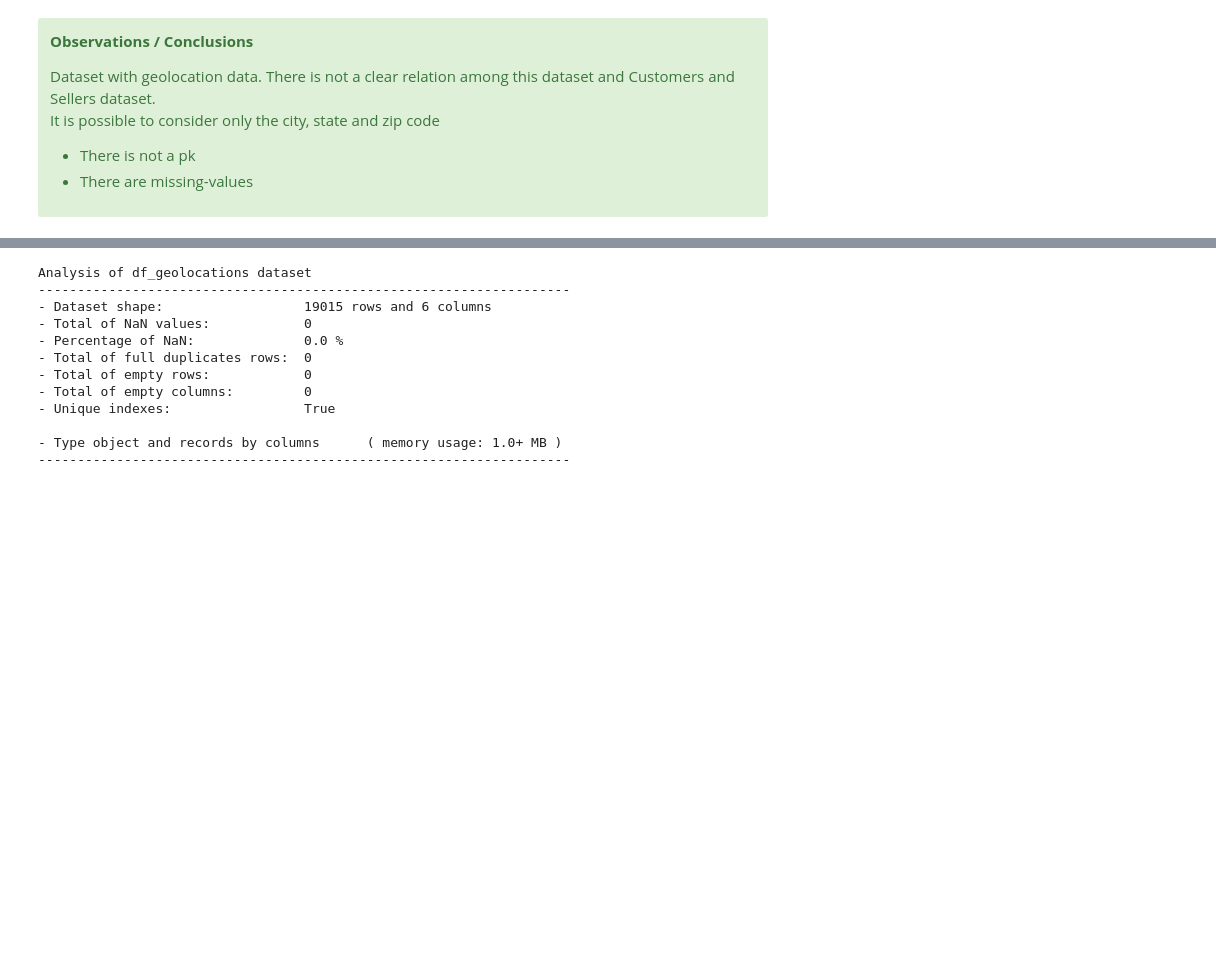
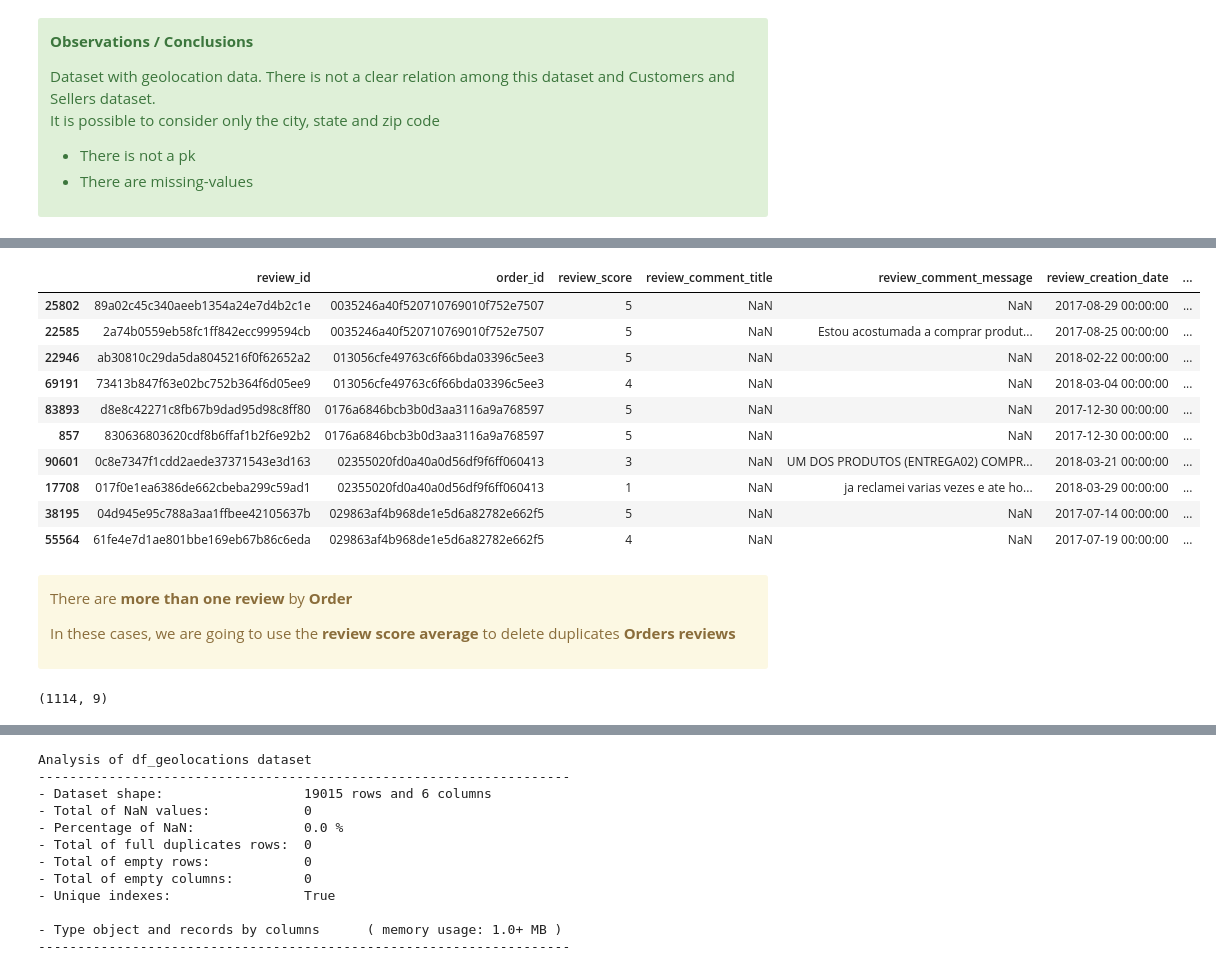
Before and after one commit to samirhinojosa/OC-P5-segment-customers-of-website, a Jupyter notebook: analysis_notebook.ipynb, the cells around one changed output, grey strips where cells are left out. Drawn from its saved outputs; the diff is of its cells as text; code cells hidden in the pictures; blank space fills up the shorter version.

```diff
--- a/analysis_notebook.ipynb
+++ b/analysis_notebook.ipynb
@@ -1002,0 +1057,3 @@ plt.show()
+# %%
+df_order_reviews["duplicated"] = df_order_reviews.duplicated(["order_id"], keep=False)
+df_order_reviews[df_order_reviews["duplicated"] == True].count()
@@ -1002,0 +1070,19 @@ plt.show()
+# %%
+pd.set_option("display.max_rows", None) # show full of showing rows
+pd.set_option("display.max_columns", None) # show full of showing cols
+pd.set_option("display.max_colwidth", None) # show full width of showing cols
+pd.set_option("display.float_format", lambda x: "%.5f" % x) # show full content in cell
+# %%
+df_order_reviews[df_order_reviews["duplicated"] == True].sort_values(["order_id"]).head(10)
+# %% [output]
+|  | review_id | order_id | review_score | review_comment_title | review_comment_message | review_creation_date | ... |
+| 25802 | 89a02c45c340aeeb1354a24e7d4b2c1e | 0035246a40f520710769010f752e7507 | 5 | NaN | NaN | 2017-08-29 00:00:00 | ... |
+| 22585 | 2a74b0559eb58fc1ff842ecc999594cb | 0035246a40f520710769010f752e7507 | 5 | NaN | Estou acostumada a comprar produt... | 2017-08-25 00:00:00 | ... |
+| 22946 | ab30810c29da5da8045216f0f62652a2 | 013056cfe49763c6f66bda03396c5ee3 | 5 | NaN | NaN | 2018-02-22 00:00:00 | ... |
+| 69191 | 73413b847f63e02bc752b364f6d05ee9 | 013056cfe49763c6f66bda03396c5ee3 | 4 | NaN | NaN | 2018-03-04 00:00:00 | ... |
+| 83893 | d8e8c42271c8fb67b9dad95d98c8ff80 | 0176a6846bcb3b0d3aa3116a9a768597 | 5 | NaN | NaN | 2017-12-30 00:00:00 | ... |
+| 857 | 830636803620cdf8b6ffaf1b2f6e92b2 | 0176a6846bcb3b0d3aa3116a9a768597 | 5 | NaN | NaN | 2017-12-30 00:00:00 | ... |
+| 90601 | 0c8e7347f1cdd2aede37371543e3d163 | 02355020fd0a40a0d56df9f6ff060413 | 3 | NaN | UM DOS PRODUTOS (ENTREGA02) COMPR... | 2018-03-21 00:00:00 | ... |
+| 17708 | 017f0e1ea6386de662cbeba299c59ad1 | 02355020fd0a40a0d56df9f6ff060413 | 1 | NaN | ja reclamei varias vezes e ate ho... | 2018-03-29 00:00:00 | ... |
+| 38195 | 04d945e95c788a3aa1ffbee42105637b | 029863af4b968de1e5d6a82782e662f5 | 5 | NaN | NaN | 2017-07-14 00:00:00 | ... |
+| 55564 | 61fe4e7d1ae801bbe169eb67b86c6eda | 029863af4b968de1e5d6a82782e662f5 | 4 | NaN | NaN | 2017-07-19 00:00:00 | ... |
@@ -1002,0 +1094,10 @@ plt.show()
+# %% [markdown]
+<div class="alert alert-block alert-warning">
+    <p>There are <b>more than one review</b> by <b>Order</b></p>
+    <p>In these cases, we are going to use the <b>review score average</b> to delete duplicates <b>Orders reviews</b></p>
+</div>
+# %%
+df_temp_order_reviews = df_order_reviews[df_order_reviews["duplicated"] == True].sort_values(["order_id"]).reset_index()
+df_temp_order_reviews.shape
+# %% [output]
+(1114, 9)
```
Also changed, not shown: parts of 83 cells of this notebook, 1 other file.
